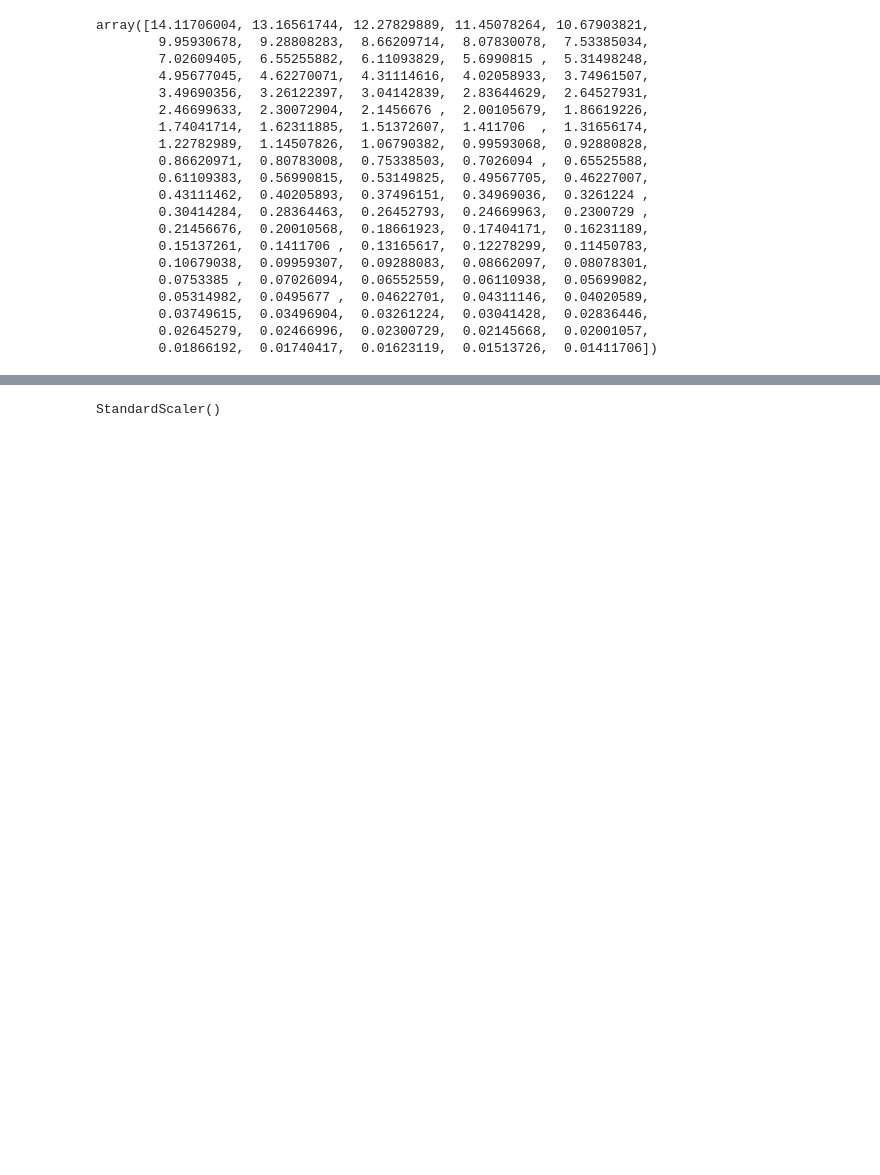
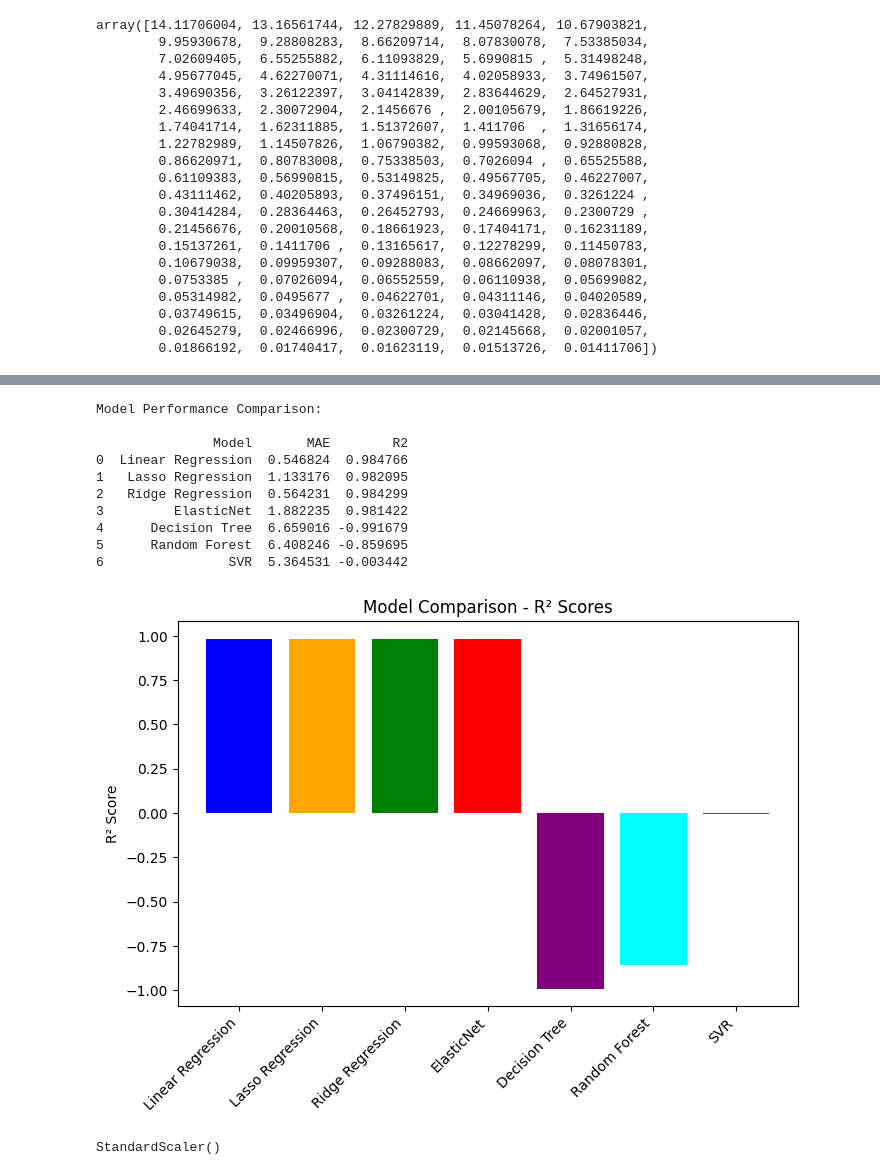
Before and after one commit to Megha-Chakraborty/Forest-Fire-Risk-Prediction, a Jupyter notebook: notebooks/3.0-Model Training.ipynb, the cells around one changed output, grey strips where cells are left out. Drawn from its saved outputs; the diff is of its cells as text; code cells hidden in the pictures; blank space fills up the shorter version.

```diff
--- a/notebooks/3.0-Model Training.ipynb
+++ b/notebooks/3.0-Model Training.ipynb
@@ -358,3 +439,36 @@ array([14.11706004, 13.16561744, 12.27829889, 11.45078264, 10.67903821,
+# %%
+## Comparison Table
+results = {
+    "Model": ["Linear Regression", "Lasso Regression", "Ridge Regression",
+              "ElasticNet", "Decision Tree", "Random Forest", "SVR"],
+    "MAE":    [0.5468236465249978, 1.133175994914409, 0.5642305340105715, 1.8822353634896005, 6.659016393442622, 6.408245901639343, 5.364530506050851],
+    "R2":     [0.9847657384266951, 0.9820946715928275, 0.9842993364555512, 0.9814217587854941, -0.9916788448455884, -0.8596951233224293, -0.0034415855209286583]
+}
+
+df_results = pd.DataFrame(results)
+
+print("\nModel Performance Comparison:\n")
+print(df_results)
+
+# Bar chart for R² scores
+plt.figure(figsize=(8,5))
+plt.bar(df_results["Model"], df_results["R2"], color=["blue","orange","green","red","purple","cyan","brown"])
+plt.xticks(rotation=45, ha="right")
+plt.ylabel("R² Score")
+plt.title("Model Comparison - R² Scores")
+plt.show()
+# %% [output]
+Model Performance Comparison:
+
+               Model       MAE        R2
+0  Linear Regression  0.546824  0.984766
+1   Lasso Regression  1.133176  0.982095
+2   Ridge Regression  0.564231  0.984299
+3         ElasticNet  1.882235  0.981422
+4      Decision Tree  6.659016 -0.991679
+5      Random Forest  6.408246 -0.859695
+6                SVR  5.364531 -0.003442
+[figure, added]
 # %%
 ##Pickling the machine learning models, preprocessing model standardscaler
 scaler
```
Also changed, not shown: parts of 12 cells of this notebook, 13 other files.
